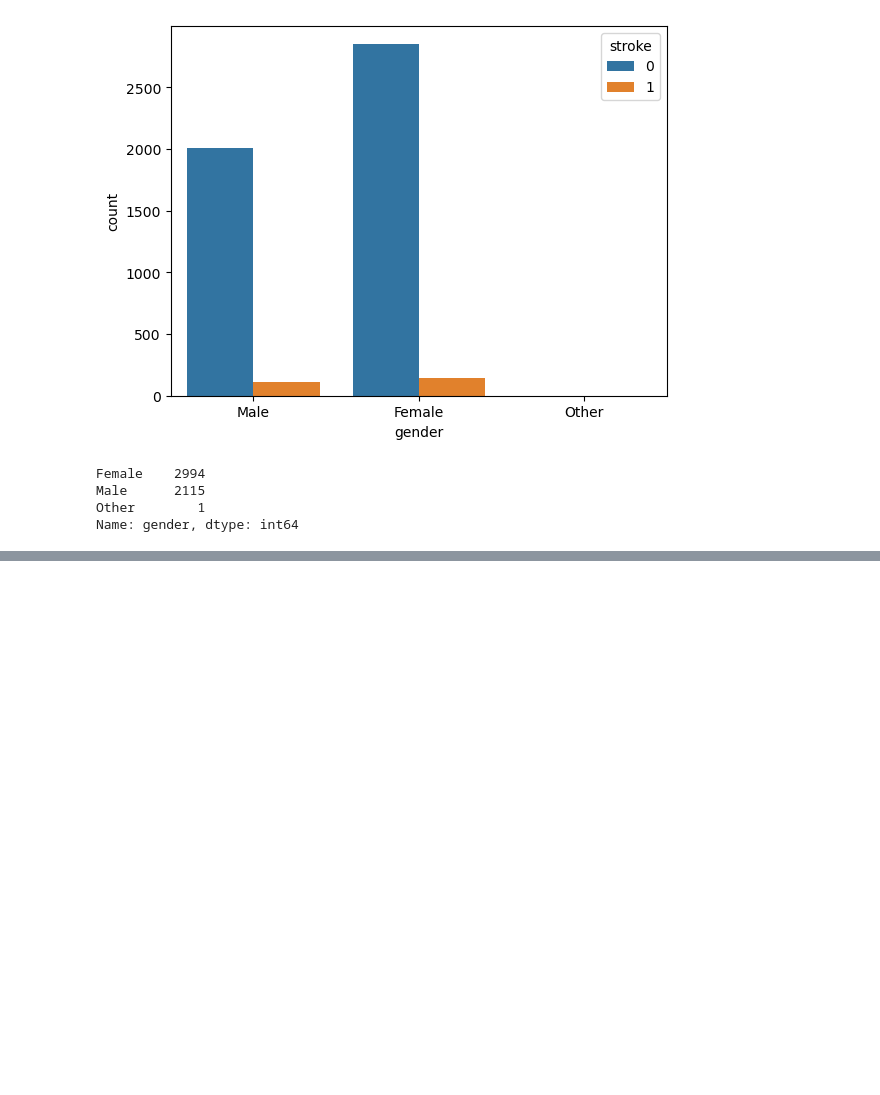
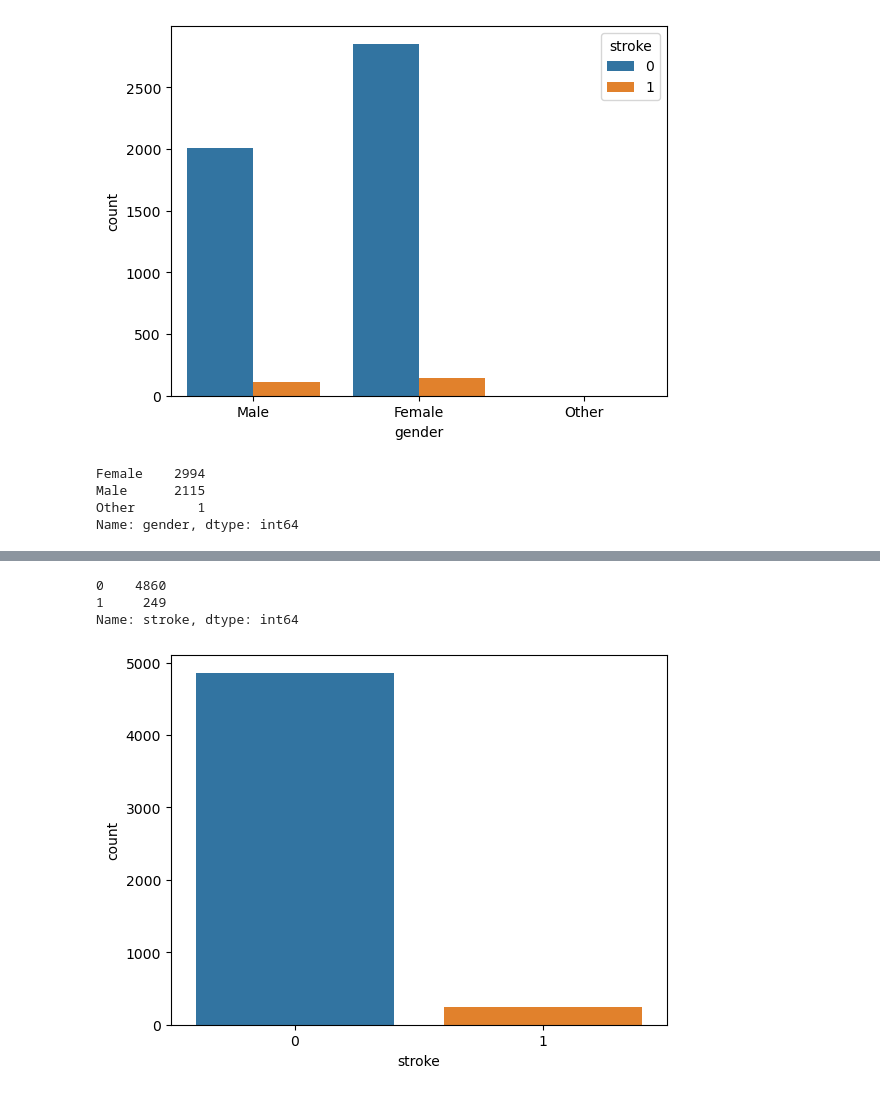
Before and after one commit to DevLenin06/Stroke-Prediction-Model, a Jupyter notebook: Stroke_Prediction_Model.ipynb, the cells around one changed output, grey strips where cells are left out. Drawn from its saved outputs; the diff is of its cells as text; code cells hidden in the pictures; blank space fills up the shorter version.

```diff
--- a/Stroke_Prediction_Model.ipynb
+++ b/Stroke_Prediction_Model.ipynb
@@ -124,0 +130,8 @@ df.drop(df.loc[df['gender']=='Other'].index, inplace=True)
+# %%
+sns.countplot(x='stroke', data=df)
+df.stroke.value_counts()
+# %% [output]
+0    4860
+1     249
+Name: stroke, dtype: int64
+[figure, added]
```
Also changed, not shown: parts of 8 cells of this notebook.
